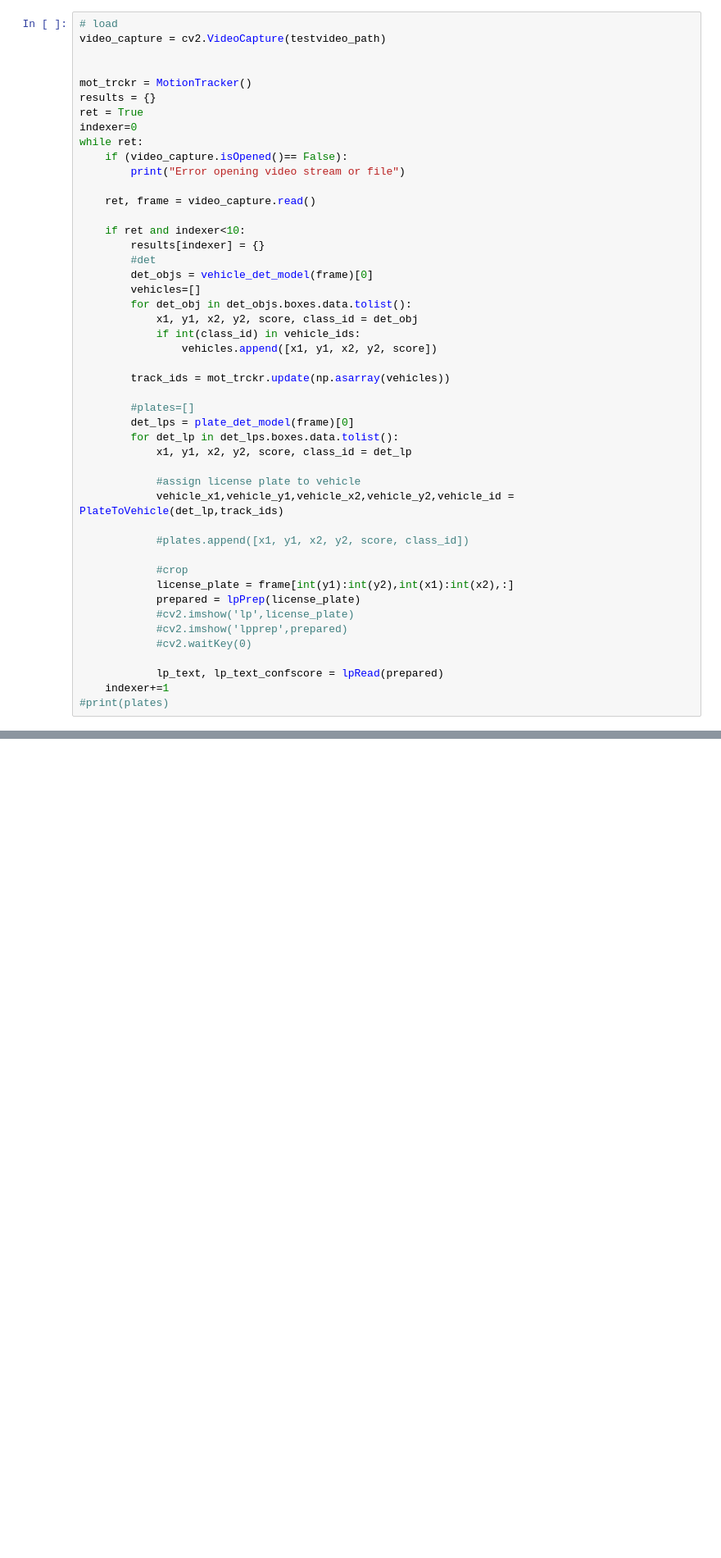
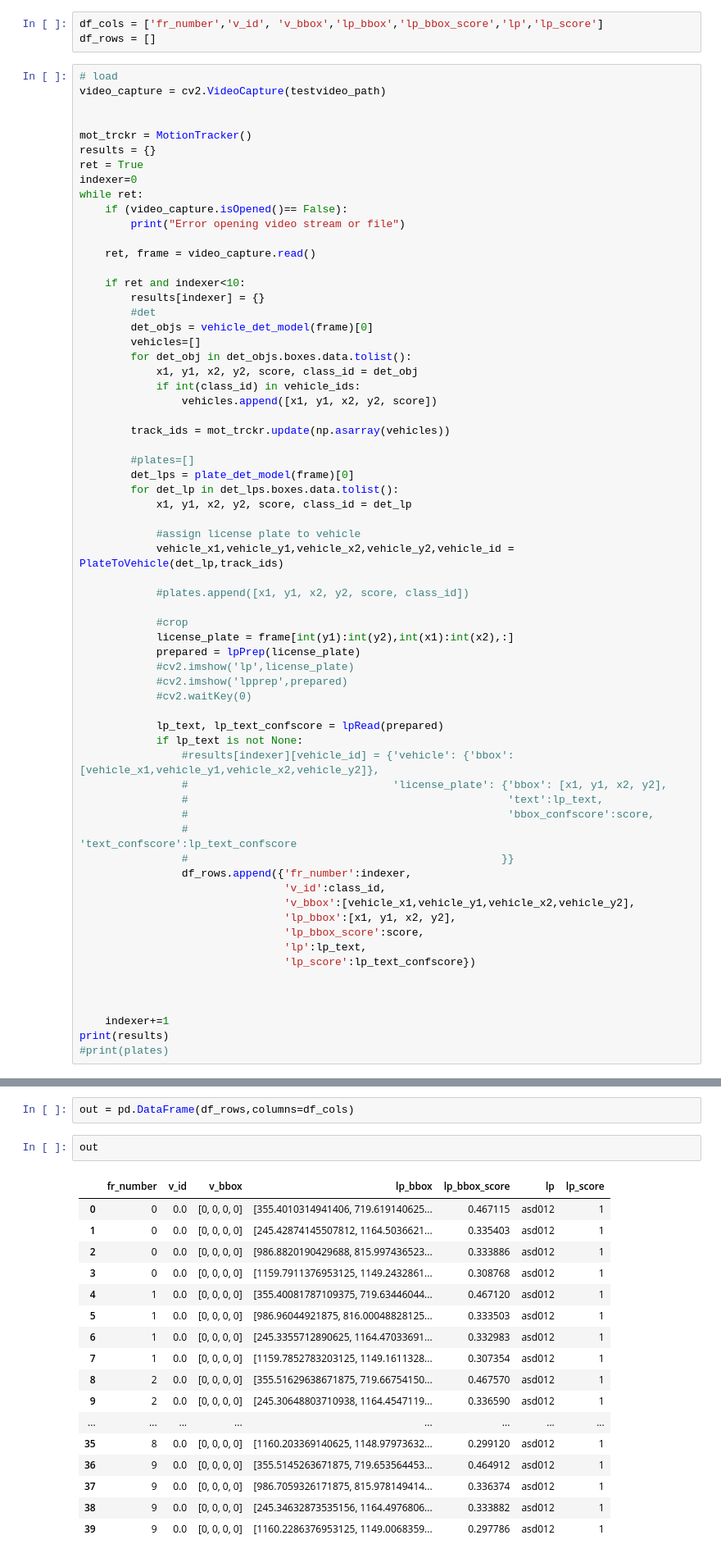
Before and after one commit to mbnczy/LicensePlateDetection, a Jupyter notebook: Logic/logic_notebook.ipynb, the cells around one changed output, grey strips where cells are left out. Shown: that part at 82% size. Cells and saved outputs as stored; diff of their text form; blank space fills up the shorter version.

```diff
--- a/Logic/logic_notebook.ipynb
+++ b/Logic/logic_notebook.ipynb
@@ -217,6 +218,9 @@ def lpRead(license_plate):
     lp_Text='asd012'
     lp_Conf_score = 1
     return lp_Text, lp_Conf_score
+# %%
+df_cols = ['fr_number','v_id', 'v_bbox','lp_bbox','lp_bbox_score','lp','lp_score']
+df_rows = []
 # %%
 # load
 video_capture = cv2.VideoCapture(testvideo_path)
@@ -262,6 +266,24 @@ while ret:
             #cv2.waitKey(0)
 
             lp_text, lp_text_confscore = lpRead(prepared)
+            if lp_text is not None:
+                #results[indexer][vehicle_id] = {'vehicle': {'bbox': [vehicle_x1,vehicle_y1,vehicle_x2,vehicle_y2]},
+                #                                'license_plate': {'bbox': [x1, y1, x2, y2],
+                #                                                  'text':lp_text,
+                #                                                  'bbox_confscore':score,
+                #                                                  'text_confscore':lp_text_confscore
+                #                                                 }}
+                df_rows.append({'fr_number':indexer,
+                                'v_id':class_id,
+                                'v_bbox':[vehicle_x1,vehicle_y1,vehicle_x2,vehicle_y2],
+                                'lp_bbox':[x1, y1, x2, y2],
+                                'lp_bbox_score':score,
+                                'lp':lp_text,
+                                'lp_score':lp_text_confscore})
+
+
+
     indexer+=1
+print(results)
 #print(plates)
 # %% [output]
@@ -285,0 +301,22 @@ Speed: 2.7ms preprocess, 74.9ms inference, 0.6ms postprocess per image at shape
+# %%
+out = pd.DataFrame(df_rows,columns=df_cols)
+# %%
+out
+# %% [output]
+|  | fr_number | v_id | v_bbox | lp_bbox | lp_bbox_score | lp | lp_score |
+| 0 | 0 | 0.0 | [0, 0, 0, 0] | [355.4010314941406, 719.619140625... | 0.467115 | asd012 | 1 |
+| 1 | 0 | 0.0 | [0, 0, 0, 0] | [245.42874145507812, 1164.5036621... | 0.335403 | asd012 | 1 |
+| 2 | 0 | 0.0 | [0, 0, 0, 0] | [986.8820190429688, 815.997436523... | 0.333886 | asd012 | 1 |
+| 3 | 0 | 0.0 | [0, 0, 0, 0] | [1159.7911376953125, 1149.2432861... | 0.308768 | asd012 | 1 |
+| 4 | 1 | 0.0 | [0, 0, 0, 0] | [355.40081787109375, 719.63446044... | 0.467120 | asd012 | 1 |
+| 5 | 1 | 0.0 | [0, 0, 0, 0] | [986.96044921875, 816.00048828125... | 0.333503 | asd012 | 1 |
+| 6 | 1 | 0.0 | [0, 0, 0, 0] | [245.3355712890625, 1164.47033691... | 0.332983 | asd012 | 1 |
+| 7 | 1 | 0.0 | [0, 0, 0, 0] | [1159.7852783203125, 1149.1611328... | 0.307354 | asd012 | 1 |
+| 8 | 2 | 0.0 | [0, 0, 0, 0] | [355.51629638671875, 719.66754150... | 0.467570 | asd012 | 1 |
+| 9 | 2 | 0.0 | [0, 0, 0, 0] | [245.30648803710938, 1164.4547119... | 0.336590 | asd012 | 1 |
+| ... | ... | ... | ... | ... | ... | ... | ... |
+| 35 | 8 | 0.0 | [0, 0, 0, 0] | [1160.203369140625, 1148.97973632... | 0.299120 | asd012 | 1 |
+| 36 | 9 | 0.0 | [0, 0, 0, 0] | [355.5145263671875, 719.653564453... | 0.464912 | asd012 | 1 |
+| 37 | 9 | 0.0 | [0, 0, 0, 0] | [986.7059326171875, 815.978149414... | 0.336374 | asd012 | 1 |
+| 38 | 9 | 0.0 | [0, 0, 0, 0] | [245.34632873535156, 1164.4976806... | 0.333882 | asd012 | 1 |
+| 39 | 9 | 0.0 | [0, 0, 0, 0] | [1160.2286376953125, 1149.0068359... | 0.297786 | asd012 | 1 |
```
Also changed, not shown: parts of 2 cells of this notebook.
